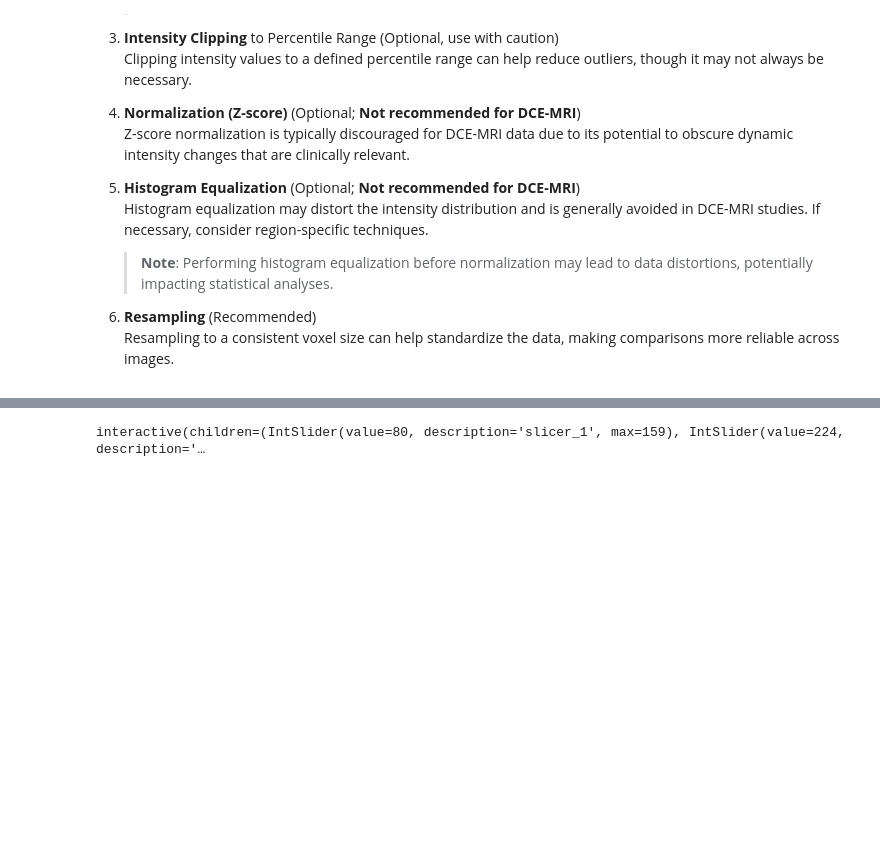
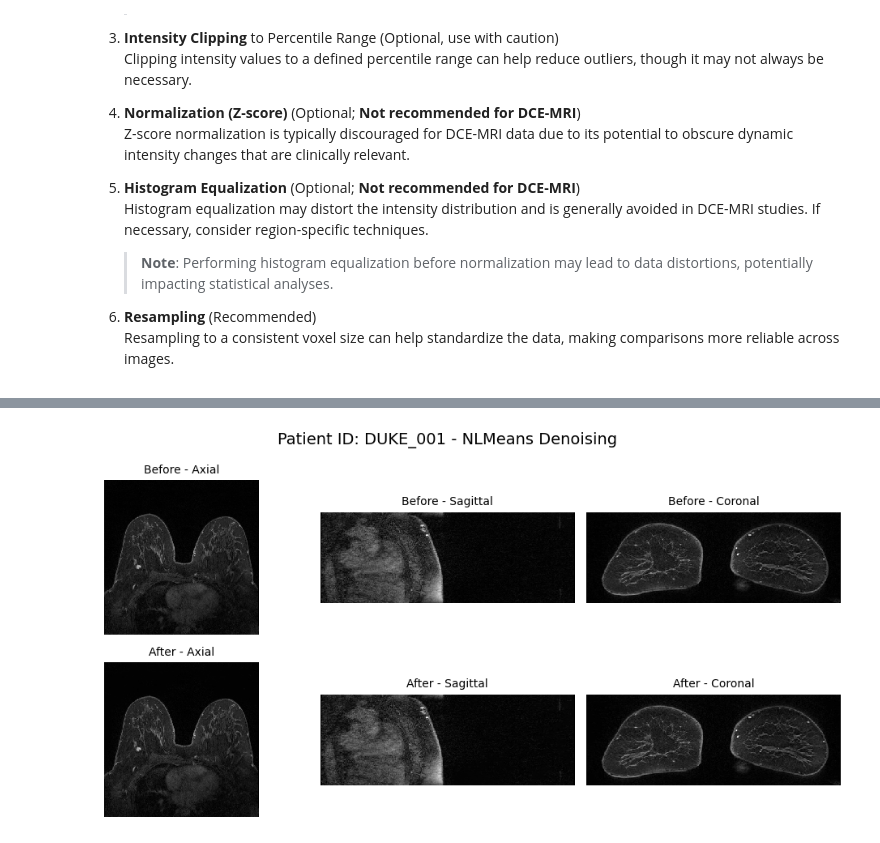
Before and after one commit to LidiaGarrucho/MAMA-MIA, a Jupyter notebook: notebooks/demo_preprocessing_pipeline.ipynb, the cells around one changed output, grey strips where cells are left out. Saved outputs shown, nothing was run; the diff lists cells and outputs as text; code cells hidden in the pictures; blank space fills up the shorter version.

```diff
--- a/notebooks/demo_preprocessing_pipeline.ipynb
+++ b/notebooks/demo_preprocessing_pipeline.ipynb
@@ -55,10 +58,12 @@ interactive(children=(IntSlider(value=80, description='slicer_1', max=159), IntS
 # %%
 # 2. NLMeans Denoising
 denoised_sitk = nlmeans_denoise_sitk(bias_corrected_sitk, patch_size=5, patch_distance=6, h=0.8)
 
-interactive_plot_mri_preprocessing(bias_corrected_sitk, denoised_sitk, patient_id, preprocessing_method='NLMeans Denoising', figsize=(10, 5))
+plot_mri_preprocessing(bias_corrected_sitk, denoised_sitk, patient_id, preprocessing_method='NLMeans Denoising', figsize=(10, 5))
+# Run to play with an interactive plot
+# interactive_plot_mri_preprocessing(bias_corrected_sitk, denoised_sitk, patient_id, preprocessing_method='NLMeans Denoising', figsize=(10, 5))
 # %% [output]
-interactive(children=(IntSlider(value=80, description='slicer_1', max=159), IntSlider(value=224, description='…
+[figure, added]
 # %%
 # 3. Intensity Clipping to Percentile Range (Note: This step is optional and can be skipped)
 clipped_sitk = clip_image_sitk(denoised_sitk, percentiles=[0.1, 99.9])
```
Also changed, not shown: parts of 7 cells of this notebook, 2 other files.
